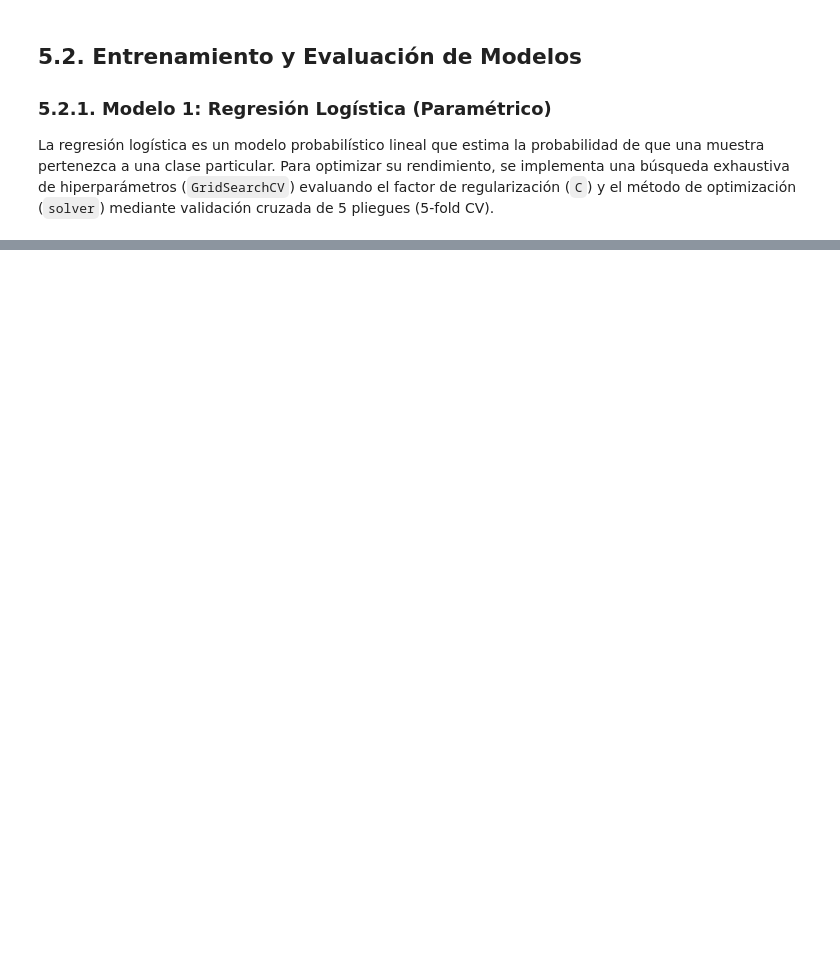
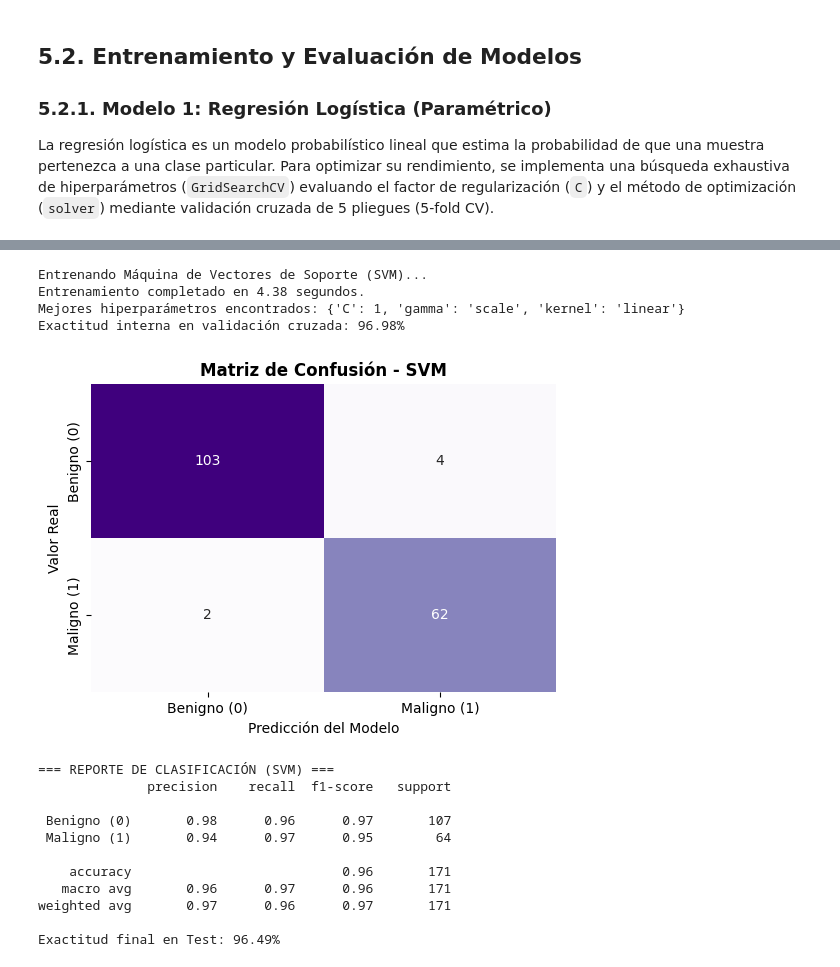
Before and after one commit to leonaidasup/Modelo2-final, a Jupyter notebook: Modelos2_Parte1.ipynb, the cells around one changed output, grey strips where cells are left out. Cells and saved outputs as stored; diff of their text form; code cells hidden in the pictures; blank space fills up the shorter version.

```diff
--- a/Modelos2_Parte1.ipynb
+++ b/Modelos2_Parte1.ipynb
@@ -467,0 +573,70 @@ Desde una perspectiva de evaluación clínica, destacan las siguientes métricas
+# %%
+from sklearn.svm import SVC
+
+# 1. Definir el modelo base (fijamos la semilla para que sea reproducible)
+svm_model = SVC(random_state=30)
+
+# 2. Definir la malla de hiperparámetros a explorar
+param_grid_svm = {
+    'C': [0.1, 1, 10, 100],                  # Regularización (ancho de la autopista)
+    'kernel': ['linear', 'rbf', 'poly'],     # Tipo de transformación espacial
+    'gamma': ['scale', 'auto']               # Radio de influencia (solo para rbf y poly)
+}
+
+# 3. Configurar GridSearchCV con nuestra pista oficial (cv=5)
+grid_svm = GridSearchCV(
+    estimator=svm_model,
+    param_grid=param_grid_svm,
+    cv=5,
+    scoring='accuracy',
+    n_jobs=-1
+)
+
+# 4. Entrenar el modelo (Ajuste)
+print("Entrenando Máquina de Vectores de Soporte (SVM)...")
+start_time = time.time()
+grid_svm.fit(X_train_scaled, y_train)
+end_time = time.time()
+
+# Extraer el campeón
+best_svm = grid_svm.best_estimator_
+
+print(f"Entrenamiento completado en {end_time - start_time:.2f} segundos.")
+print(f"Mejores hiperparámetros encontrados: {grid_svm.best_params_}")
+print(f"Exactitud interna en validación cruzada: {grid_svm.best_score_ * 100:.2f}%\n")
+
+# 5. Evaluación en Test (Examen Final)
+y_pred_svm = best_svm.predict(X_test_scaled)
+cm_svm = confusion_matrix(y_test, y_pred_svm)
+
+# Visualizar Matriz
+plt.figure(figsize=(6, 4))
+sns.heatmap(cm_svm, annot=True, fmt='d', cmap='Purples', cbar=False,
+            xticklabels=['Benigno (0)', 'Maligno (1)'],
+            yticklabels=['Benigno (0)', 'Maligno (1)'])
+plt.title('Matriz de Confusión - SVM', fontweight='bold')
+plt.xlabel('Predicción del Modelo')
+plt.ylabel('Valor Real')
+plt.show()
+
+# Imprimir el reporte
+print("=== REPORTE DE CLASIFICACIÓN (SVM) ===")
+print(classification_report(y_test, y_pred_svm, target_names=['Benigno (0)', 'Maligno (1)']))
+print(f"Exactitud final en Test: {accuracy_score(y_test, y_pred_svm) * 100:.2f}%")
+# %% [output]
+Entrenando Máquina de Vectores de Soporte (SVM)...
+Entrenamiento completado en 4.38 segundos.
+Mejores hiperparámetros encontrados: {'C': 1, 'gamma': 'scale', 'kernel': 'linear'}
+Exactitud interna en validación cruzada: 96.98%
+[figure, added]
+=== REPORTE DE CLASIFICACIÓN (SVM) ===
+              precision    recall  f1-score   support
+
+ Benigno (0)       0.98      0.96      0.97       107
+ Maligno (1)       0.94      0.97      0.95        64
+
+    accuracy                           0.96       171
+   macro avg       0.96      0.97      0.96       171
+weighted avg       0.97      0.96      0.97       171
+
+Exactitud final en Test: 96.49%
```
Also changed, not shown: parts of 18 cells of this notebook.
